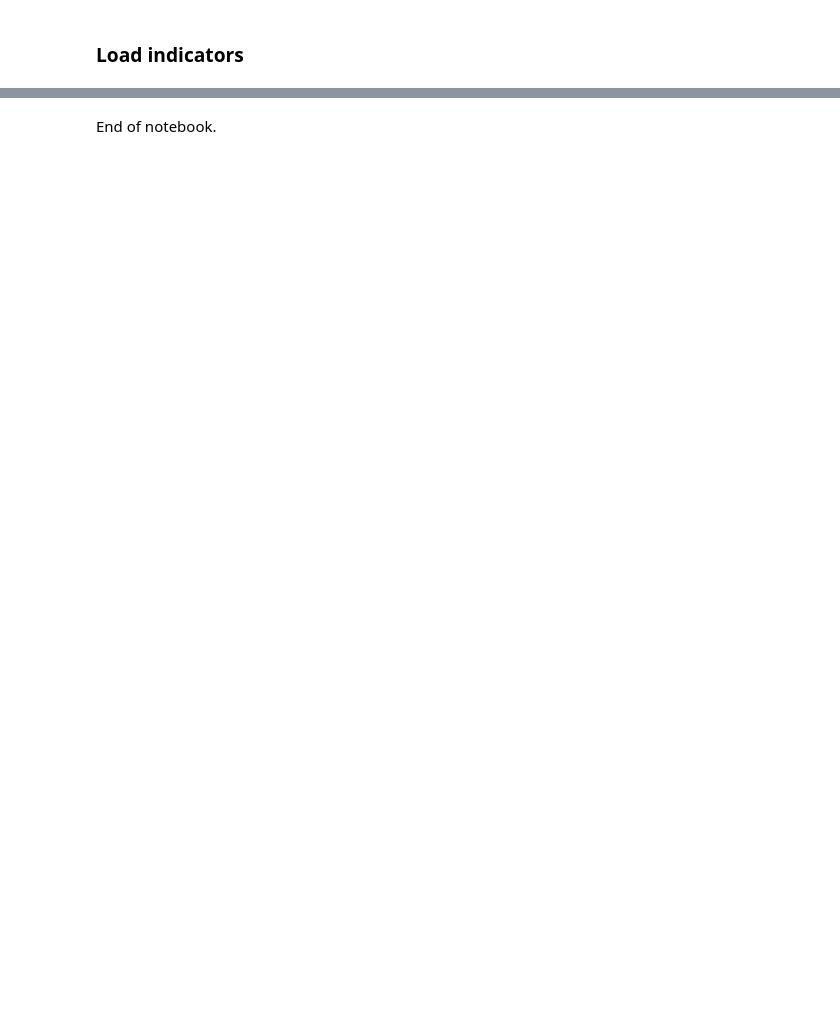
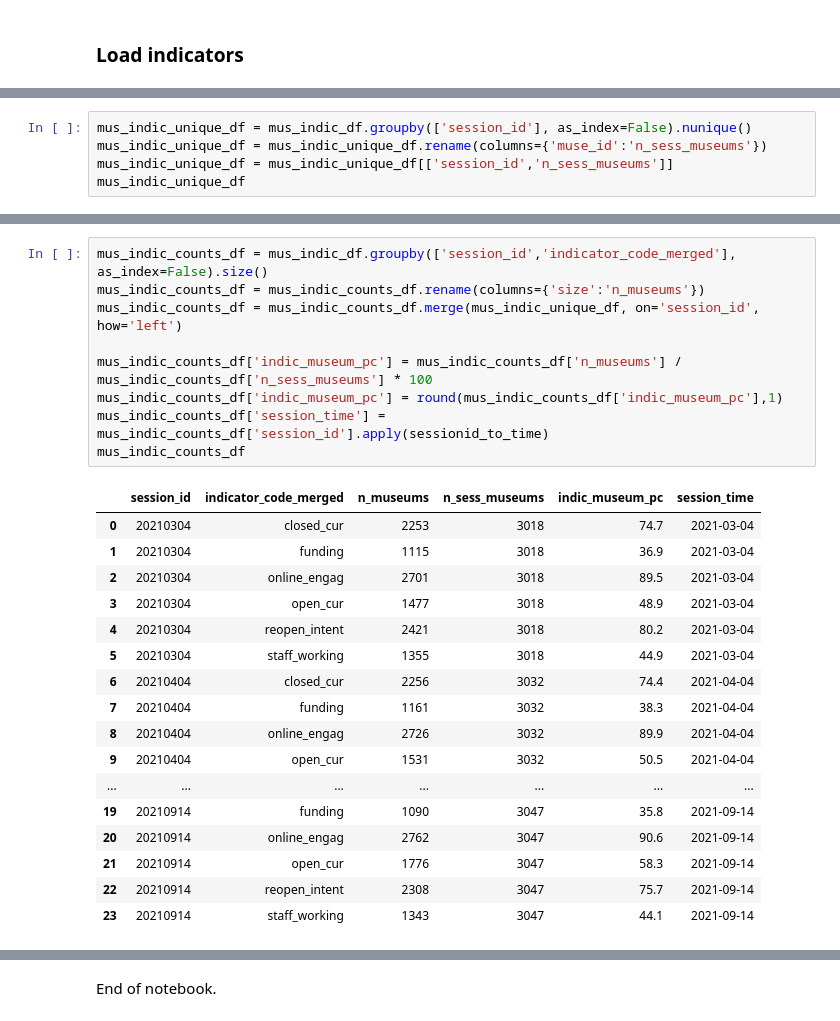
Before and after one commit to Birkbeck/museums-in-the-pandemic, a Jupyter notebook: mip/notebooks_py/02_extract_indicators.ipynb, the cells around one changed output, grey strips where cells are left out. Saved outputs shown, nothing was run; the diff lists cells and outputs as text; blank space fills up the shorter version.

```diff
--- a/mip/notebooks_py/02_extract_indicators.ipynb
+++ b/mip/notebooks_py/02_extract_indicators.ipynb
@@ -712,0 +560,5 @@ Name: session_id, dtype: int64
+# %%
+mus_indic_unique_df = mus_indic_df.groupby(['session_id'], as_index=False).nunique()
+mus_indic_unique_df = mus_indic_unique_df.rename(columns={'muse_id':'n_sess_museums'})
+mus_indic_unique_df = mus_indic_unique_df[['session_id','n_sess_museums']]
+mus_indic_unique_df
@@ -712,0 +571,27 @@ Name: session_id, dtype: int64
+# %%
+mus_indic_counts_df = mus_indic_df.groupby(['session_id','indicator_code_merged'], as_index=False).size()
+mus_indic_counts_df = mus_indic_counts_df.rename(columns={'size':'n_museums'})
+mus_indic_counts_df = mus_indic_counts_df.merge(mus_indic_unique_df, on='session_id', how='left')
+
+mus_indic_counts_df['indic_museum_pc'] = mus_indic_counts_df['n_museums'] / mus_indic_counts_df['n_sess_museums'] * 100
+mus_indic_counts_df['indic_museum_pc'] = round(mus_indic_counts_df['indic_museum_pc'],1)
+mus_indic_counts_df['session_time'] = mus_indic_counts_df['session_id'].apply(sessionid_to_time)
+mus_indic_counts_df
+# %% [output]
+|  | session_id | indicator_code_merged | n_museums | n_sess_museums | indic_museum_pc | session_time |
+| 0 | 20210304 | closed_cur | 2253 | 3018 | 74.7 | 2021-03-04 |
+| 1 | 20210304 | funding | 1115 | 3018 | 36.9 | 2021-03-04 |
+| 2 | 20210304 | online_engag | 2701 | 3018 | 89.5 | 2021-03-04 |
+| 3 | 20210304 | open_cur | 1477 | 3018 | 48.9 | 2021-03-04 |
+| 4 | 20210304 | reopen_intent | 2421 | 3018 | 80.2 | 2021-03-04 |
+| 5 | 20210304 | staff_working | 1355 | 3018 | 44.9 | 2021-03-04 |
+| 6 | 20210404 | closed_cur | 2256 | 3032 | 74.4 | 2021-04-04 |
+| 7 | 20210404 | funding | 1161 | 3032 | 38.3 | 2021-04-04 |
+| 8 | 20210404 | online_engag | 2726 | 3032 | 89.9 | 2021-04-04 |
+| 9 | 20210404 | open_cur | 1531 | 3032 | 50.5 | 2021-04-04 |
+| ... | ... | ... | ... | ... | ... | ... |
+| 19 | 20210914 | funding | 1090 | 3047 | 35.8 | 2021-09-14 |
+| 20 | 20210914 | online_engag | 2762 | 3047 | 90.6 | 2021-09-14 |
+| 21 | 20210914 | open_cur | 1776 | 3047 | 58.3 | 2021-09-14 |
+| 22 | 20210914 | reopen_intent | 2308 | 3047 | 75.7 | 2021-09-14 |
+| 23 | 20210914 | staff_working | 1343 | 3047 | 44.1 | 2021-09-14 |
```
Also changed, not shown: parts of 27 cells of this notebook, 3 other files.
